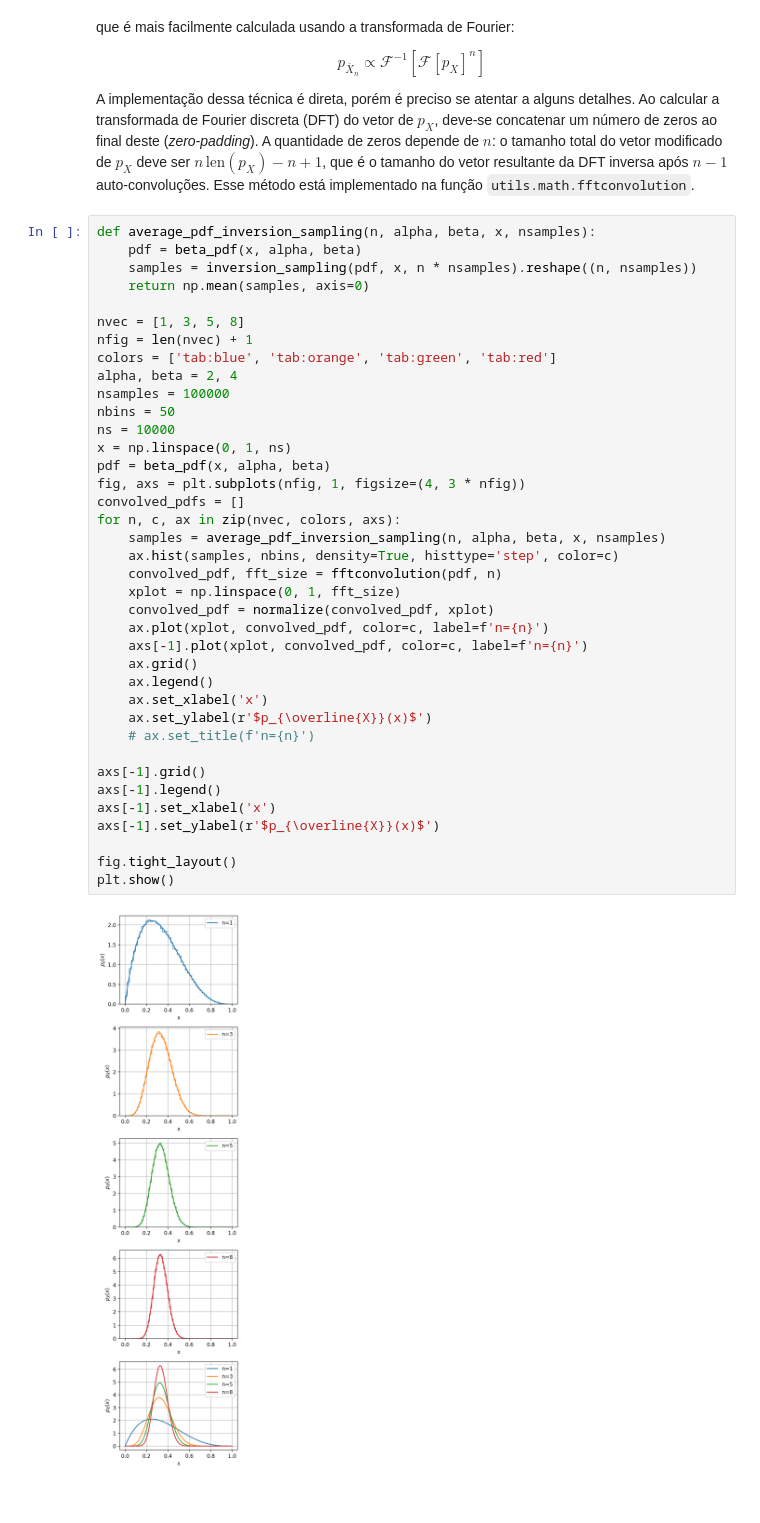
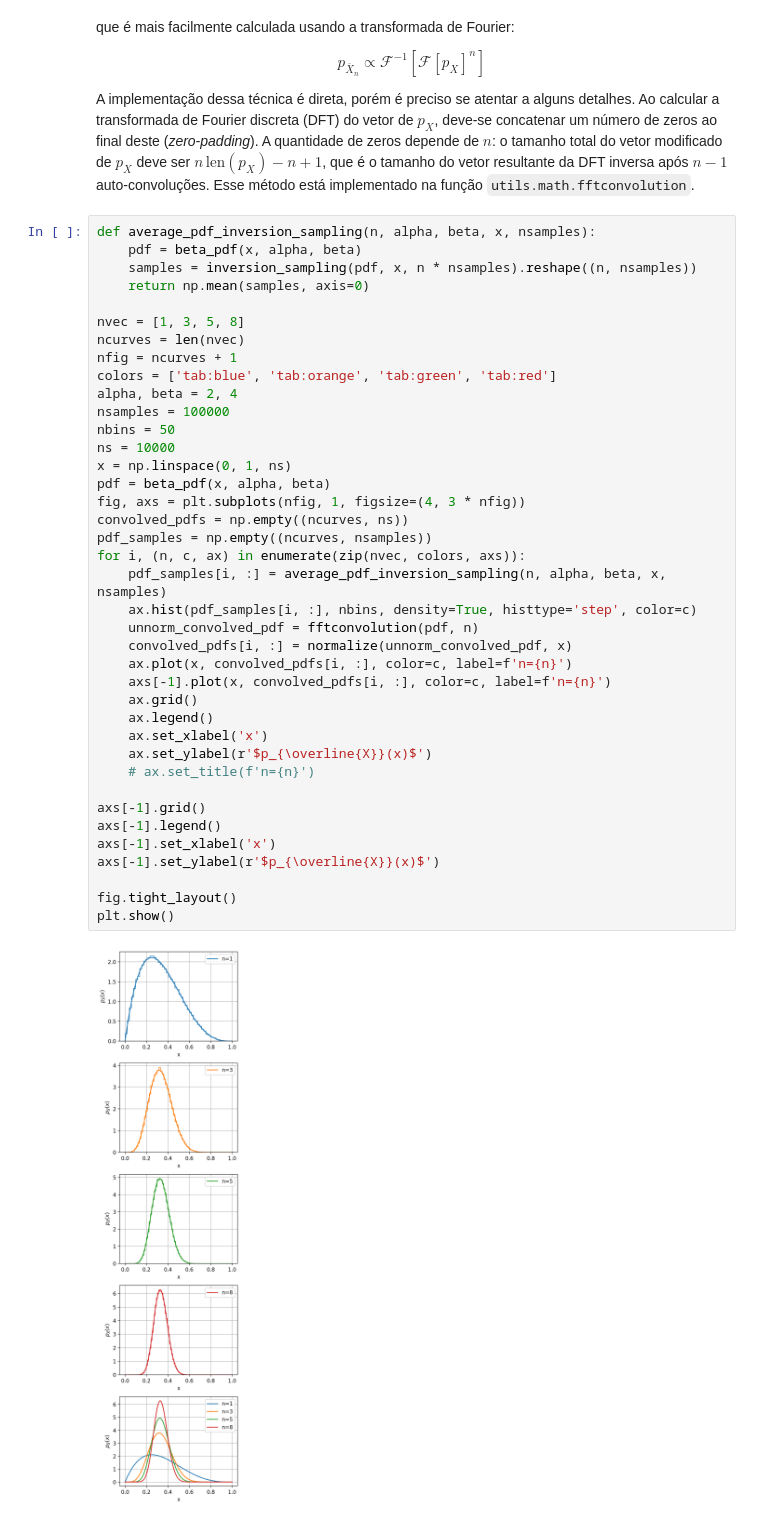
Before and after one commit to binado/statistics-problem-sets, a Jupyter notebook: notebooks/problem-set-2.ipynb, the cells around one changed output. Saved outputs shown, nothing was run; the diff lists cells and outputs as text.

```diff
--- a/notebooks/problem-set-2.ipynb
+++ b/notebooks/problem-set-2.ipynb
@@ -203,40 +203,41 @@ A implementação dessa técnica é direta, porém é preciso se atentar a algun
 # %%
 def average_pdf_inversion_sampling(n, alpha, beta, x, nsamples):
     pdf = beta_pdf(x, alpha, beta)
     samples = inversion_sampling(pdf, x, n * nsamples).reshape((n, nsamples))
     return np.mean(samples, axis=0)
 
 nvec = [1, 3, 5, 8]
-nfig = len(nvec) + 1
+ncurves = len(nvec)
+nfig = ncurves + 1
 colors = ['tab:blue', 'tab:orange', 'tab:green', 'tab:red']
 alpha, beta = 2, 4
 nsamples = 100000
 nbins = 50
 ns = 10000
 x = np.linspace(0, 1, ns)
 pdf = beta_pdf(x, alpha, beta)
 fig, axs = plt.subplots(nfig, 1, figsize=(4, 3 * nfig))
-convolved_pdfs = []
-for n, c, ax in zip(nvec, colors, axs):
-    samples = average_pdf_inversion_sampling(n, alpha, beta, x, nsamples)
-    ax.hist(samples, nbins, density=True, histtype='step', color=c)
-    convolved_pdf, fft_size = fftconvolution(pdf, n)
-    xplot = np.linspace(0, 1, fft_size)
-    convolved_pdf = normalize(convolved_pdf, xplot)
-    ax.plot(xplot, convolved_pdf, color=c, label=f'n={n}')
-    axs[-1].plot(xplot, convolved_pdf, color=c, label=f'n={n}')
+convolved_pdfs = np.empty((ncurves, ns))
+pdf_samples = np.empty((ncurves, nsamples))
+for i, (n, c, ax) in enumerate(zip(nvec, colors, axs)):
+    pdf_samples[i, :] = average_pdf_inversion_sampling(n, alpha, beta, x, nsamples)
+    ax.hist(pdf_samples[i, :], nbins, density=True, histtype='step', color=c)
+    unnorm_convolved_pdf = fftconvolution(pdf, n)
+    convolved_pdfs[i, :] = normalize(unnorm_convolved_pdf, x)
+    ax.plot(x, convolved_pdfs[i, :], color=c, label=f'n={n}')
+    axs[-1].plot(x, convolved_pdfs[i, :], color=c, label=f'n={n}')
     ax.grid()
     ax.legend()
     ax.set_xlabel('x')
     ax.set_ylabel(r'$p_{\overline{X}}(x)$')
     # ax.set_title(f'n={n}')
 
 axs[-1].grid()
 axs[-1].legend()
 axs[-1].set_xlabel('x')
 axs[-1].set_ylabel(r'$p_{\overline{X}}(x)$')
 
 fig.tight_layout()
 plt.show()
 # %% [output]
-[figure, old version]
+[figure, new version]
```
Also changed, not shown: parts of 7 cells of this notebook.
